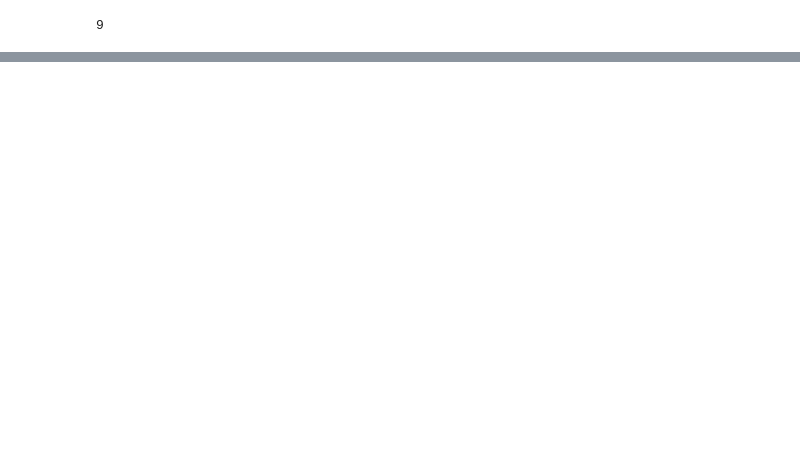
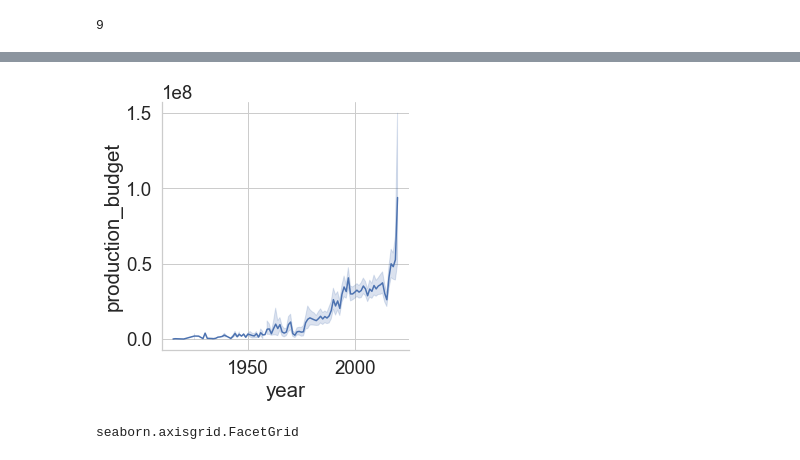
Before and after one commit to singsang2/dsc-mod-1-project-v2-1-onl01-dtsc-ft-070620, a Jupyter notebook: student.ipynb, the cells around one changed output, grey strips where cells are left out. Saved outputs shown, nothing was run; the diff lists cells and outputs as text; code cells hidden in the pictures; blank space fills up the shorter version.

```diff
--- a/student.ipynb
+++ b/student.ipynb
@@ -172,0 +245,19 @@ df_list[0]
+# %%
+
+sns.set_style("whitegrid")
+ax1 = sns.relplot(x="year", y="production_budget",
+            kind="line", data=df_movie_budgets);
+
+ylabels = ['{:,.2f}'.format(x) + 'M' for x in ax.get_yticks()/1000000];
+ax.set_yticklabels(ylabels);
+# Source code: https://stackoverflow.com/questions/53747298/how-to-format-seaborn-matplotlib-axis-tick-labels-from-number-to-thousands-or-mi
+ax.set(title = 'Production Budget Over Time', ylabel='Production Budget ($)')
+ax2 = ax.twinx()
+data = df_movie_budgets[df_movie_budgets['year']>=2000]
+sns.boxplot(x="year", y="production_budget", data=data, ax=ax2);
+# %% [output]
+[figure, added]
+# %%
+type(ax)
+# %% [output]
+seaborn.axisgrid.FacetGrid
```
Also changed, not shown: parts of 35 cells of this notebook.
